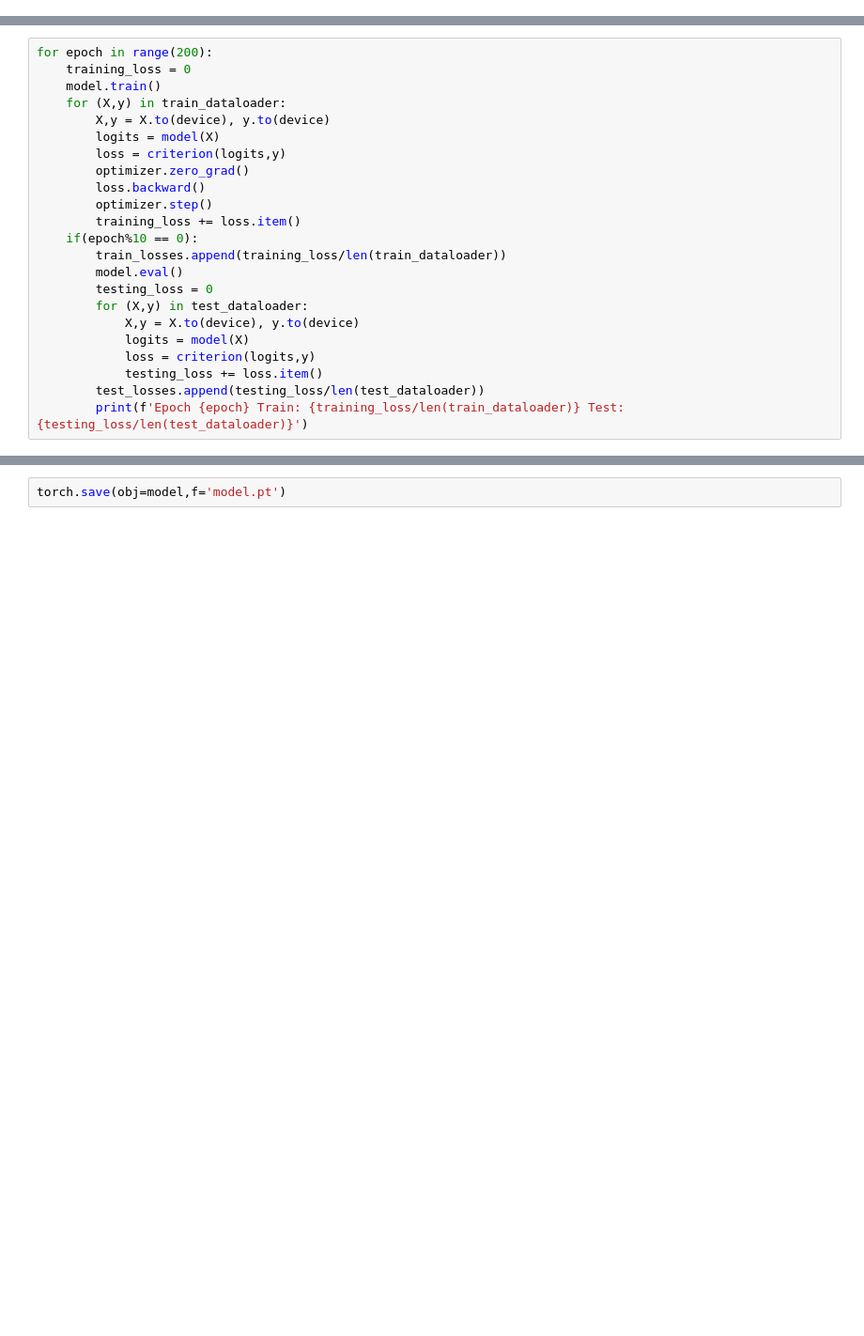
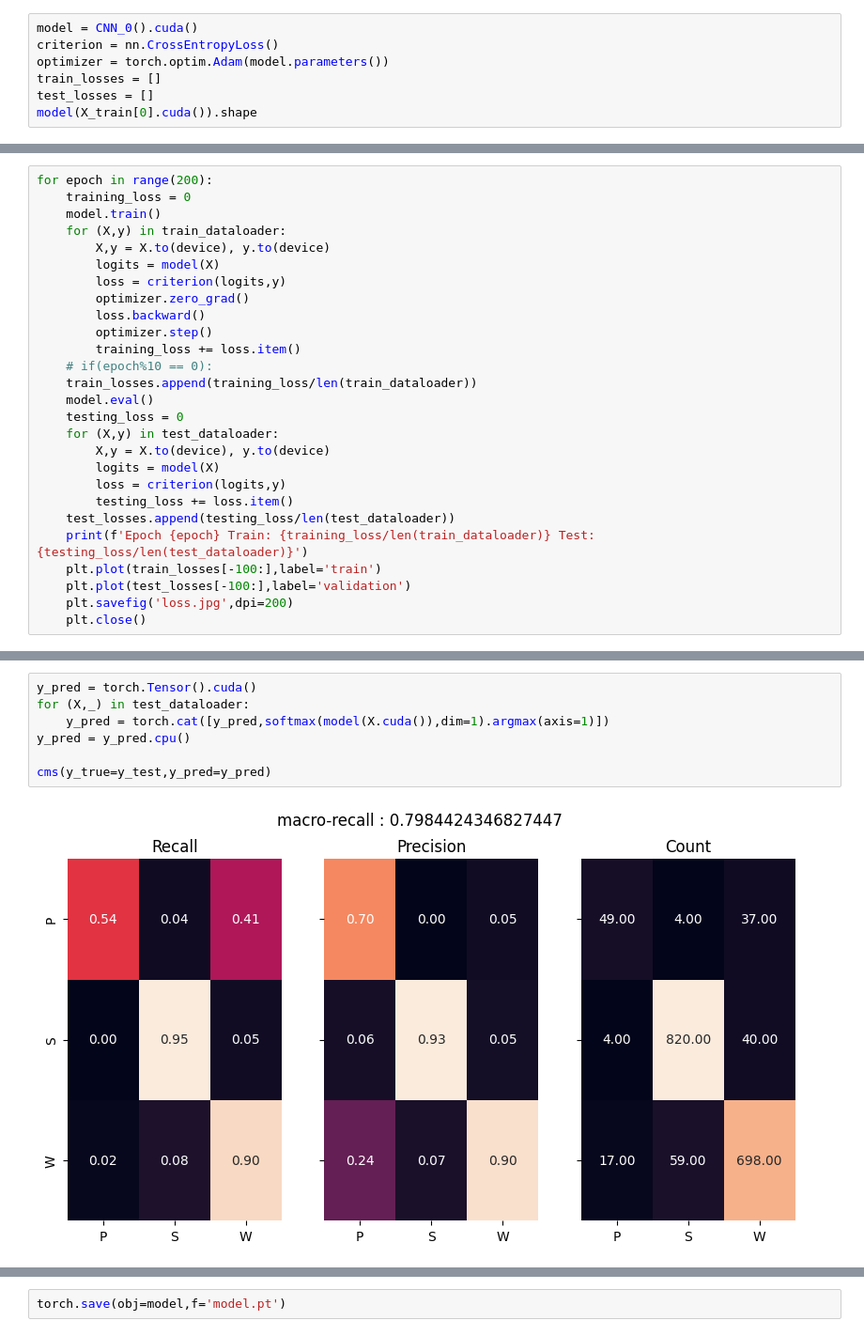
Before and after one commit to smithandrewk/sleep_ml, a Jupyter notebook: cnn_raw_PSW.ipynb, the cells around one changed output, grey strips where cells are left out. Shown at 94% size. Saved outputs shown, nothing was run; the diff lists cells and outputs as text; blank space fills up the shorter version.

```diff
--- a/cnn_raw_PSW.ipynb
+++ b/cnn_raw_PSW.ipynb
@@ -67,0 +30,7 @@ test_losses = []
+# %%
+model = CNN_0().cuda()
+criterion = nn.CrossEntropyLoss()
+optimizer = torch.optim.Adam(model.parameters())
+train_losses = []
+test_losses = []
+model(X_train[0].cuda()).shape
@@ -88,15 +61,19 @@ for epoch in range(200):
         loss.backward()
         optimizer.step()
         training_loss += loss.item()
-    if(epoch%10 == 0):
-        train_losses.append(training_loss/len(train_dataloader))
-        model.eval()
-        testing_loss = 0
-        for (X,y) in test_dataloader:
-            X,y = X.to(device), y.to(device)
-            logits = model(X)
-            loss = criterion(logits,y)
-            testing_loss += loss.item()
-        test_losses.append(testing_loss/len(test_dataloader))
-        print(f'Epoch {epoch} Train: {training_loss/len(train_dataloader)} Test: {testing_loss/len(test_dataloader)}')
+    # if(epoch%10 == 0):
+    train_losses.append(training_loss/len(train_dataloader))
+    model.eval()
+    testing_loss = 0
+    for (X,y) in test_dataloader:
+        X,y = X.to(device), y.to(device)
+        logits = model(X)
+        loss = criterion(logits,y)
+        testing_loss += loss.item()
+    test_losses.append(testing_loss/len(test_dataloader))
+    print(f'Epoch {epoch} Train: {training_loss/len(train_dataloader)} Test: {testing_loss/len(test_dataloader)}')
+    plt.plot(train_losses[-100:],label='train')
+    plt.plot(test_losses[-100:],label='validation')
+    plt.savefig('loss.jpg',dpi=200)
+    plt.close()
 # %% [output]
@@ -157,3 +97,12 @@ accuracy_score(y_true=y_test,y_pred=y_pred_test)
+# %%
+y_pred = torch.Tensor().cuda()
+for (X,_) in test_dataloader:
+    y_pred = torch.cat([y_pred,softmax(model(X.cuda()),dim=1).argmax(axis=1)])
+y_pred = y_pred.cpu()
+
+cms(y_true=y_test,y_pred=y_pred)
+# %% [output]
+[figure, added]
 # %%
 fig,axes = plt.subplots(nrows=len(model.c1.weight),ncols=1,figsize=(32,18))
 for i in range(len(model.c1.weight)):
```
Also changed, not shown: parts of 15 cells of this notebook, 5 other files.
